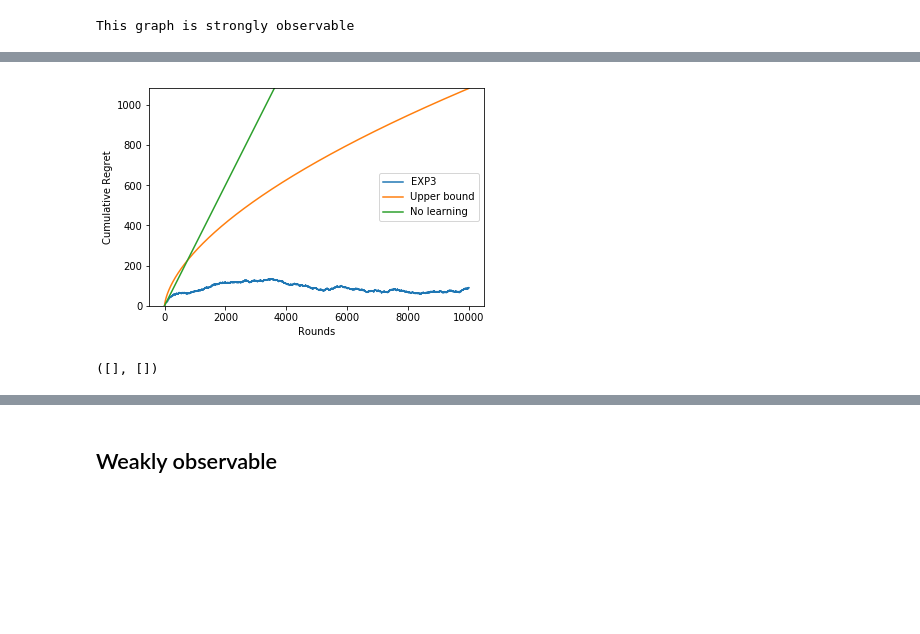
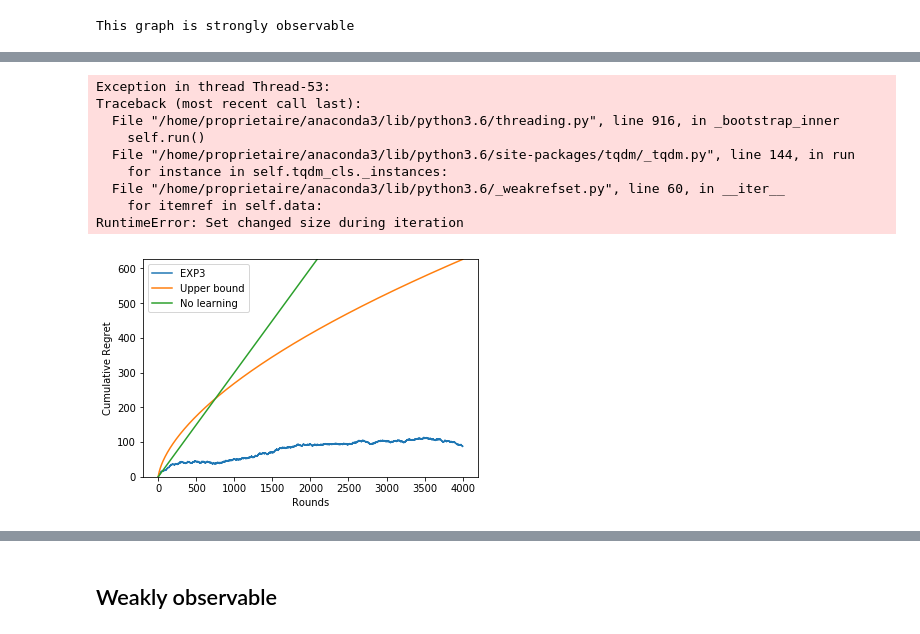
Before and after one commit to funboarder13920/GML-Project, a Jupyter notebook: EXP3.ipynb, the cells around one changed output, grey strips where cells are left out. Saved outputs shown, nothing was run; the diff lists cells and outputs as text; code cells hidden in the pictures; blank space fills up the shorter version.

```diff
--- a/EXP3.ipynb
+++ b/EXP3.ipynb
@@ -260,13 +263,22 @@ plt.show()
 # %%
-n_itr = 10000
-n_sim= 30
+n_itr = 4000
+n_sim= 50
 police_q, police_losses = EXP3Opt(police, list(police.nodes()), n_itr, n_sim, alpha=1)
 police_regret = compute_regret(police_losses, police)
+# %% [output]
+Exception in thread Thread-53:
+Traceback (most recent call last):
+  File "/home/proprietaire/anaconda3/lib/python3.6/threading.py", line 916, in _bootstrap_inner
+    self.run()
+  File "/home/proprietaire/anaconda3/lib/python3.6/site-packages/tqdm/_tqdm.py", line 144, in run
+    for instance in self.tqdm_cls._instances:
+  File "/home/proprietaire/anaconda3/lib/python3.6/_weakrefset.py", line 60, in __iter__
+    for itemref in self.data:
+RuntimeError: Set changed size during iteration
 # %%
-plot_regret(police, [police_regret, upper_bound(police, len(police_regret))], ['EXP3', 'Upper bound'])
+der2police,_ = plot_regret(police, [police_regret, upper_bound(police, len(police_regret))], ['EXP3', 'Upper bound'])
 # %% [output]
-[figure, old version]
+[figure, new version]
-([], [])
 # %%
 min_t = min(len(full_feedback_regret), min(len(bandit_regret),len(police_regret)))
 plot_regret(police, [full_feedback_regret[:min_t], bandit_regret[:min_t], police_regret[:min_t]], ['Full feedback', 'Bandit', 'Police'])
```
Also changed, not shown: parts of 15 cells of this notebook.
